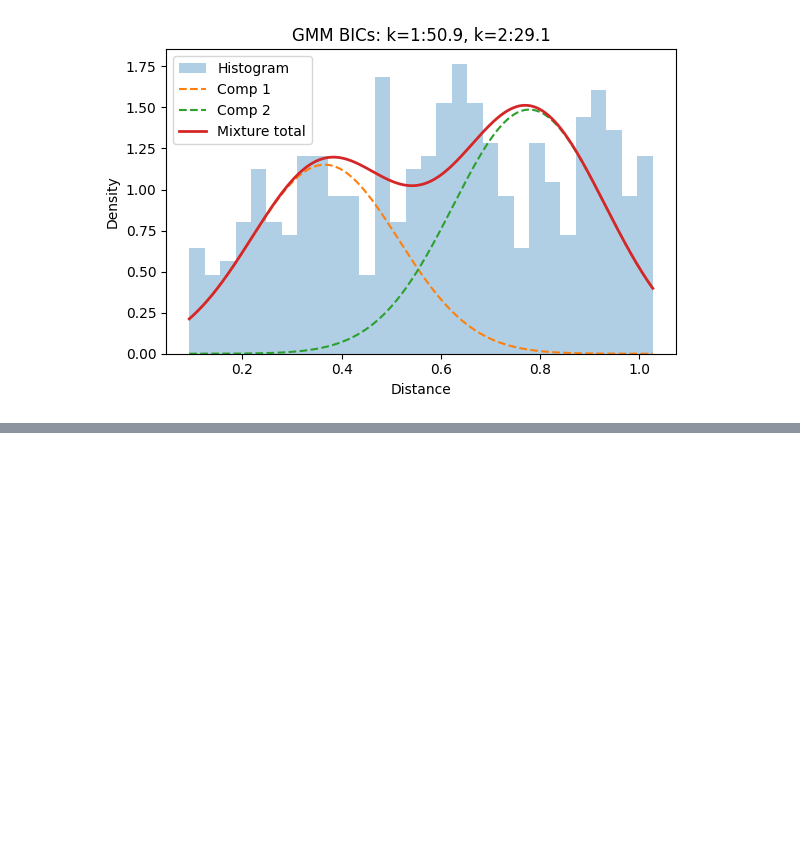
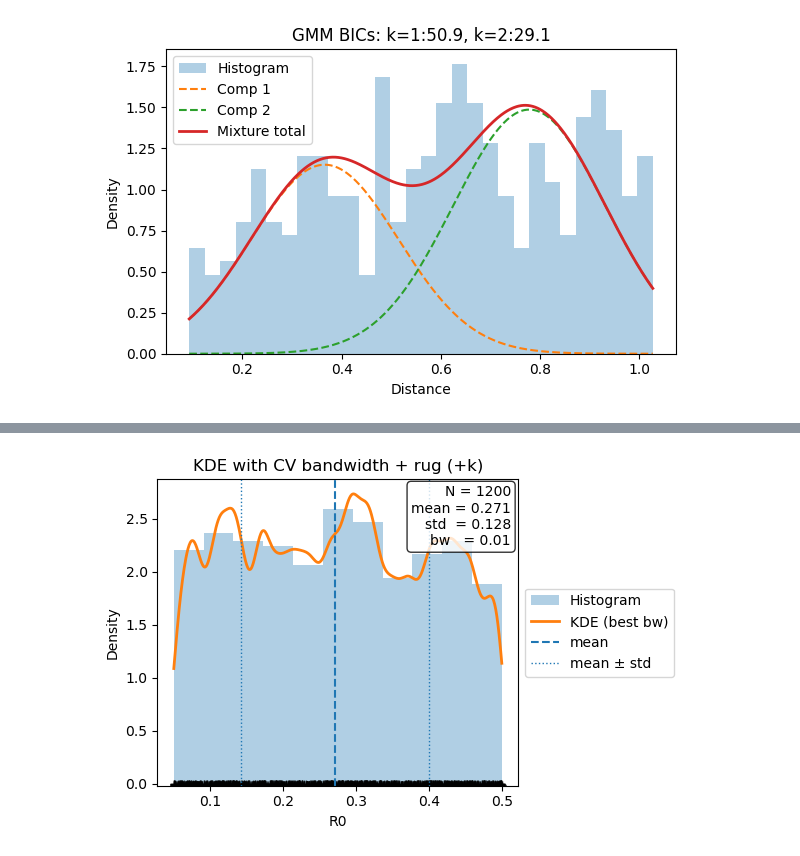
Before and after one commit to lzxiaohu/StrepA_program, a Jupyter notebook: code/Untitled1.ipynb, the cells around one changed output, grey strips where cells are left out. Drawn from its saved outputs; the diff is of its cells as text; code cells hidden in the pictures; blank space fills up the shorter version.

```diff
--- a/code/Untitled1.ipynb
+++ b/code/Untitled1.ipynb
@@ -191,0 +397,75 @@ Std devs: [0.148 0.153]
+# %%
+import numpy as np
+import matplotlib.pyplot as plt
+from sklearn.neighbors import KernelDensity
+from sklearn.model_selection import GridSearchCV
+
+# Load
+R0_samps = np.loadtxt("./experimental_data/Dimmunity_samps_3params_3stars_v9_ud3.csv", delimiter=",")
+
+# Clean
+x = np.asarray(R0_samps).ravel()
+x = x[np.isfinite(x)]
+X = x.reshape(-1, 1)
+
+# Sample stats
+mu = np.mean(x)
+sigma = np.std(x, ddof=1)
+
+# Bandwidth search
+bandwidths = np.logspace(-2, 0.5, 30)
+
+grid = GridSearchCV(
+    KernelDensity(kernel="gaussian"),
+    {"bandwidth": bandwidths},
+    cv=5
+)
+grid.fit(X)
+
+kde = grid.best_estimator_
+
+# Evaluate on grid
+xs = np.linspace(x.min(), x.max(), 600)
+xs2 = xs[:, None]
+log_dens = kde.score_samples(xs2)
+dens = np.exp(log_dens)
+
+# Plot
+fig, ax = plt.subplots(figsize=(6, 4))
+ax.hist(x, bins="fd", density=True, alpha=0.35, label="Histogram")
+ax.plot(xs, dens, lw=2, label="KDE (best bw)")
+
+# +k rug plot
+rng = np.random.default_rng(0)
+y_rug = -0.005 - 0.01 * rng.random(X.shape[0])
+ax.plot(X[:, 0], y_rug, "+k", markersize=6, alpha=0.7)
+ax.set_ylim(min(y_rug.min() * 1.2, -0.02), ax.get_ylim()[1])
+
+# ---- Display mean/std in the figure (text box) ----
+txt = (
+    f"N = {x.size}\n"
+    f"mean = {mu:.3f}\n"
+    f"std  = {sigma:.3f}\n"
+    f"bw   = {kde.bandwidth:.3g}"
+)
+ax.text(
+    0.98, 0.98, txt,
+    transform=ax.transAxes,
+    ha="right", va="top",
+    bbox=dict(boxstyle="round", facecolor="white", alpha=0.8)
+)
+
+# ---- Optional: vertical lines for mean and mean±std ----
+ax.axvline(mu, lw=1.5, linestyle="--", label="mean")
+ax.axvline(mu - sigma, lw=1.0, linestyle=":", label="mean ± std")
+ax.axvline(mu + sigma, lw=1.0, linestyle=":")
+
+ax.set_title("KDE with CV bandwidth + rug (+k)")
+ax.set_xlabel("R0")
+ax.set_ylabel("Density")
+
+ax.legend(loc="center left", bbox_to_anchor=(1.02, 0.5), borderaxespad=0.)
+fig.tight_layout()
+plt.show()
+# %% [output]
+[figure, added]
```
Also changed, not shown: parts of 10 cells of this notebook, 49 other files.
